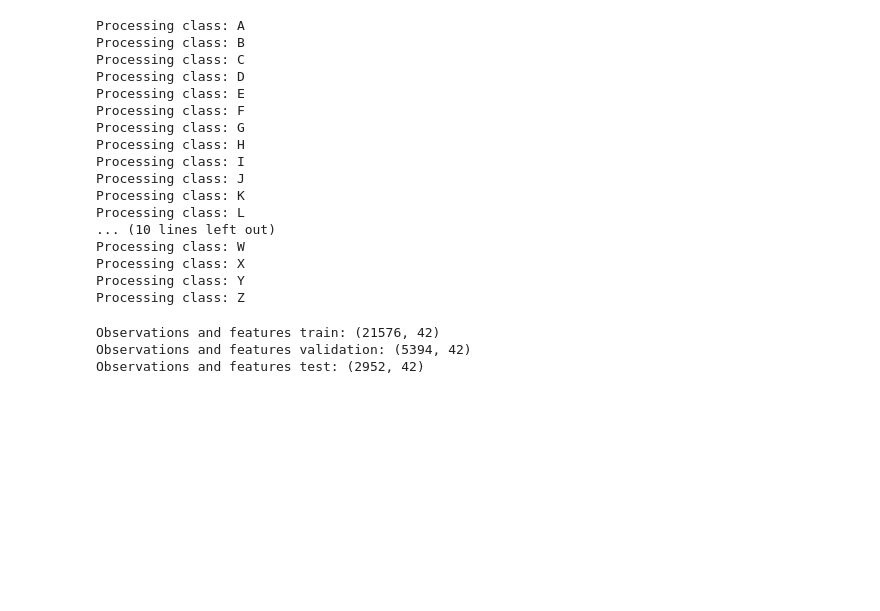
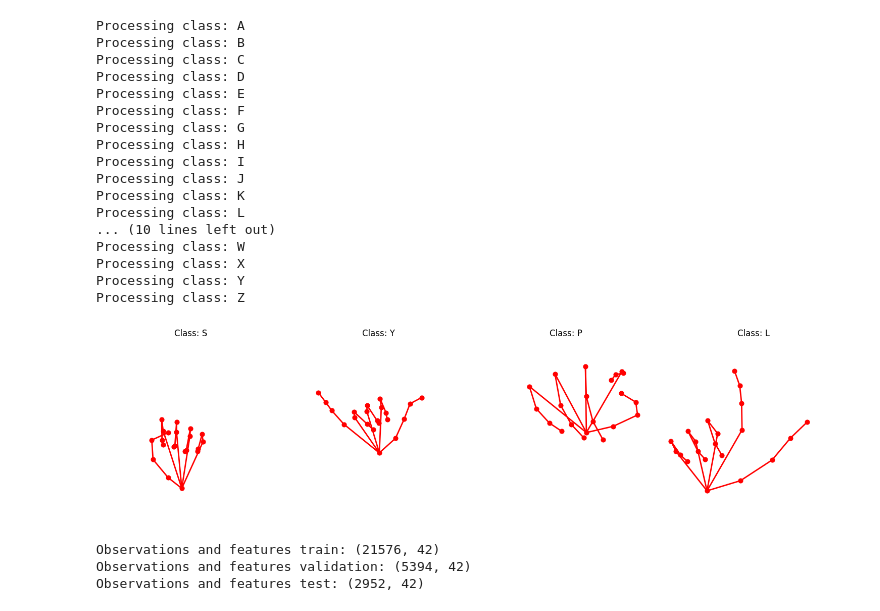
Before and after one commit to alezgit/repo_progetto, a Jupyter notebook: k-NN-MediaPipe/Mediapipe_new_test.ipynb, the cells around one changed output. Saved outputs shown, nothing was run; the diff lists cells and outputs as text; code cells hidden in the pictures; blank space fills up the shorter version.

```diff
--- a/k-NN-MediaPipe/Mediapipe_new_test.ipynb
+++ b/k-NN-MediaPipe/Mediapipe_new_test.ipynb
@@ -103,6 +103,67 @@ Processing class: W
 Processing class: X
 Processing class: Y
 Processing class: Z
+# %%
+import pandas as pd
+import numpy as np
+import matplotlib.pyplot as plt
+import random
+
+# -----------------------------
+# CONFIG
+# -----------------------------
+csv_path = "hand_dataset_train.csv"
+N_SAMPLES = 4
+
+# Hand connections (MediaPipe topology)
+HAND_CONNECTIONS = [
+    (0,1),(1,2),(2,3),(3,4),
+    (0,5),(5,6),(6,7),(7,8),
+    (0,9),(9,10),(10,11),(11,12),
+    (0,13),(13,14),(14,15),(15,16),
+    (0,17),(17,18),(18,19),(19,20)
+]
+
+# -----------------------------
+# Load CSV
+# -----------------------------
+df = pd.read_csv(csv_path)
+
+# Randomly sample rows
+samples = df.sample(N_SAMPLES)
+
+# -----------------------------
+# Plot
+# -----------------------------
+fig, axes = plt.subplots(1, N_SAMPLES, figsize=(15, 4))
+
+for ax, (_, row) in zip(axes, samples.iterrows()):
+
+    cls = row['class']
+    coords = row.drop('class').values.astype(float)
+    xs = coords[0::2]
+    ys = coords[1::2]
+
+    # Flip Y for visualization
+    ys = 1 - ys
+
+    # Draw keypoints
+    ax.scatter(xs, ys, c='red', s=40)
+
+    # Draw connections
+    for i, j in HAND_CONNECTIONS:
+        ax.plot([xs[i], xs[j]], [ys[i], ys[j]], 'r-', linewidth=2)
+
+    ax.set_title(f"Class: {cls}")
+    ax.set_xlim(0, 1)
+    ax.set_ylim(0, 1)
+    ax.set_aspect('equal')
+    ax.axis('off')
+
+plt.tight_layout()
+plt.show()
+# %% [output]
+[figure, added]
 # %%
 #Load train and test datasets with keypoint's coordinates
 
```
Also changed, not shown: parts of 1 cell of this notebook.
